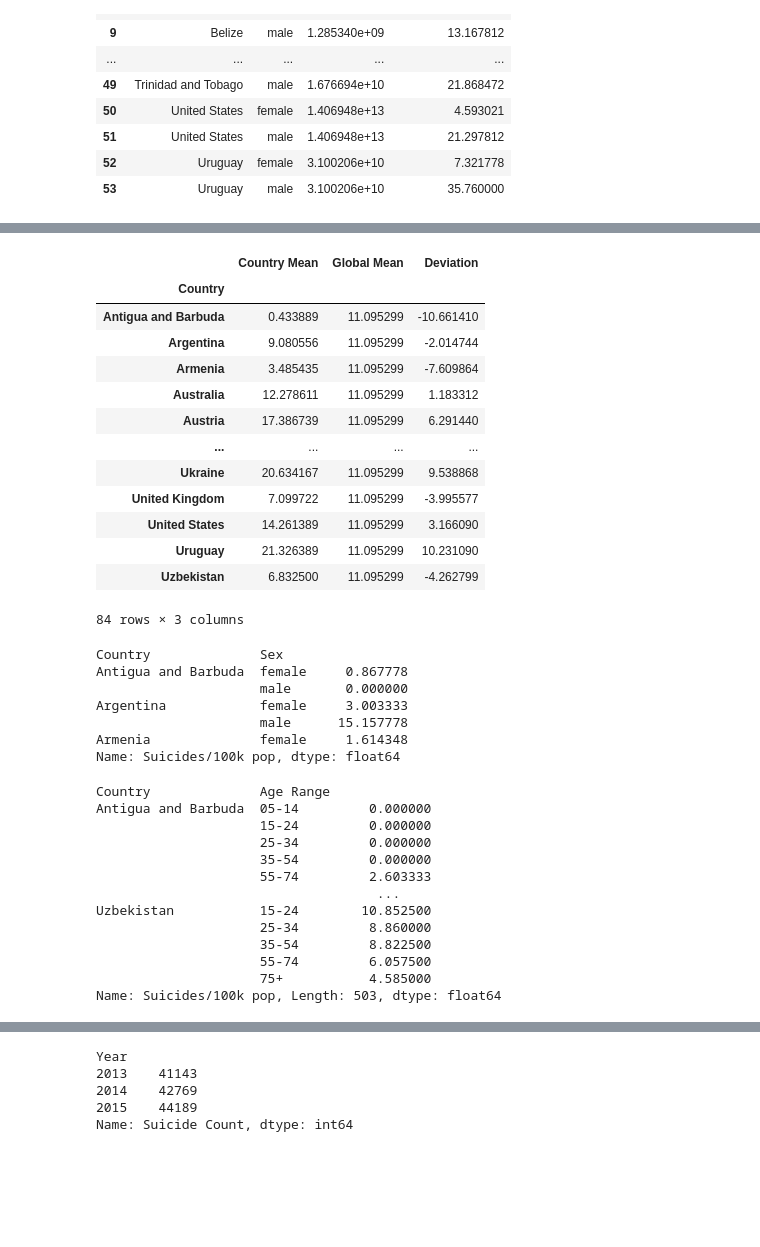
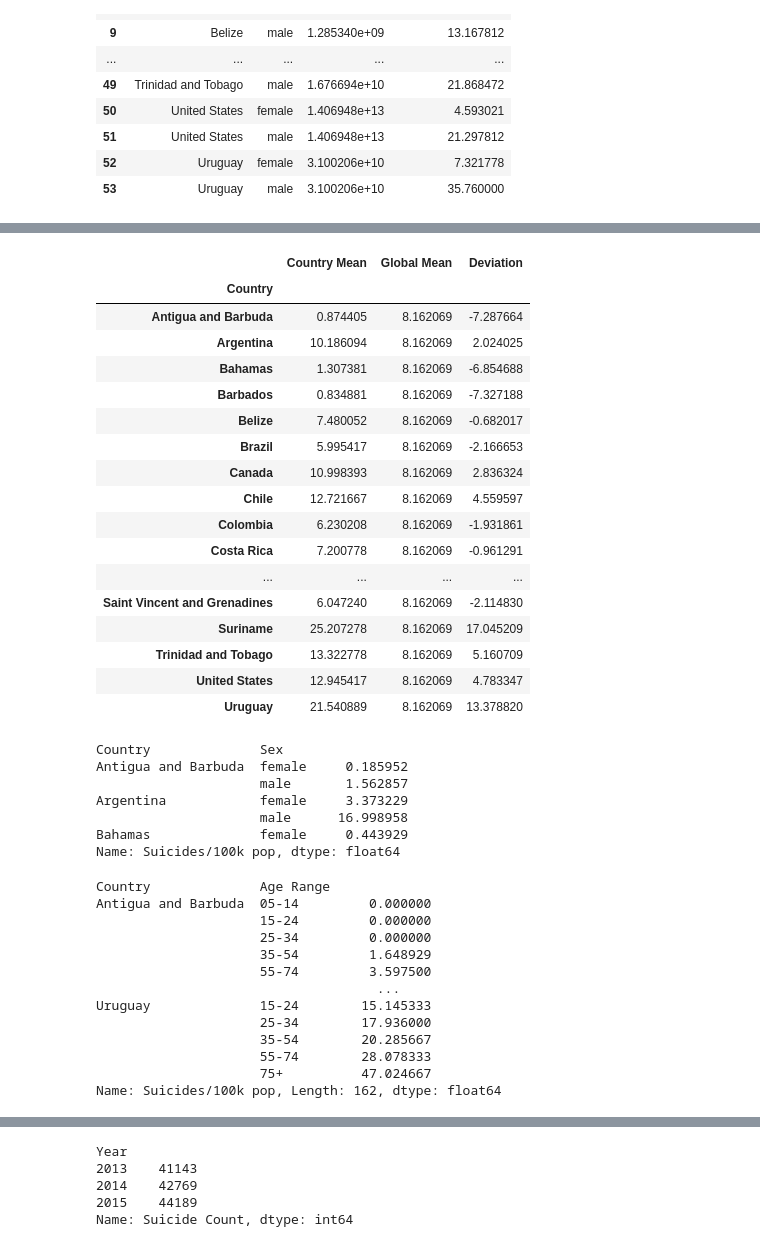
Before and after one commit to elysesulkey/Suicide-in-the-Americas-Data-Analysis, a Jupyter notebook: april12ESmatplot.ipynb, the cells around one changed output, grey strips where cells are left out. Saved outputs shown, nothing was run; the diff lists cells and outputs as text; code cells hidden in the pictures; blank space fills up the shorter version.

```diff
--- a/april12ESmatplot.ipynb
+++ b/april12ESmatplot.ipynb
@@ -266,53 +202,57 @@ plt.show()
 # %%
 #Country v.  Overall suicide rate
 #mean_sui = filtered_date_df['Suicides/100k pop'].mean()
 #filtered_date_df['Above Average?'] = (filtered_date_df['Suicides/100k pop'] >= mean_sui)
 
-df_Country_Overall_suicide_rate = filtered_date_df.groupby('Country')['Suicides/100k pop'].mean()
+df_Country_Overall_suicide_rate = target_countries_df.groupby('Country')['Suicides/100k pop'].mean()
 #filtered_date_df.head()
 
 #define 'Overall suicide rate'
 #mean_sui1 = filtered_date_df['Suicides/100k pop'].mean()
 mean_sui2 = df_Country_Overall_suicide_rate.mean()
 #print(mean_sui1)raw average
 #print(mean_sui2)average of averages
 #df_Country_Overall_suicide_rate['Suicides/100k pop']
 #df_df_Country_Overall_suicide_rate()
 Deviation = df_Country_Overall_suicide_rate - mean_sui2
 country_mean_df = pd.DataFrame({"Country Mean":df_Country_Overall_suicide_rate, "Global Mean":mean_sui2, "Deviation":Deviation})
 country_mean_df
 # %% [output]
 |  | Country Mean | Global Mean | Deviation |
 | Country |  |  |  |
-| Antigua and Barbuda | 0.433889 | 11.095299 | -10.661410 |
-| Argentina | 9.080556 | 11.095299 | -2.014744 |
-| Armenia | 3.485435 | 11.095299 | -7.609864 |
-| Australia | 12.278611 | 11.095299 | 1.183312 |
-| Austria | 17.386739 | 11.095299 | 6.291440 |
+| Antigua and Barbuda | 0.874405 | 8.162069 | -7.287664 |
+| Argentina | 10.186094 | 8.162069 | 2.024025 |
+| Bahamas | 1.307381 | 8.162069 | -6.854688 |
+| Barbados | 0.834881 | 8.162069 | -7.327188 |
+| Belize | 7.480052 | 8.162069 | -0.682017 |
+| Brazil | 5.995417 | 8.162069 | -2.166653 |
+| Canada | 10.998393 | 8.162069 | 2.836324 |
+| Chile | 12.721667 | 8.162069 | 4.559597 |
+| Colombia | 6.230208 | 8.162069 | -1.931861 |
+| Costa Rica | 7.200778 | 8.162069 | -0.961291 |
 | ... | ... | ... | ... |
-| Ukraine | 20.634167 | 11.095299 | 9.538868 |
-| United Kingdom | 7.099722 | 11.095299 | -3.995577 |
-| United States | 14.261389 | 11.095299 | 3.166090 |
-| Uruguay | 21.326389 | 11.095299 | 10.231090 |
-| Uzbekistan | 6.832500 | 11.095299 | -4.262799 |
+| Saint Vincent and Grenadines | 6.047240 | 8.162069 | -2.114830 |
+| Suriname | 25.207278 | 8.162069 | 17.045209 |
+| Trinidad and Tobago | 13.322778 | 8.162069 | 5.160709 |
+| United States | 12.945417 | 8.162069 | 4.783347 |
+| Uruguay | 21.540889 | 8.162069 | 13.378820 |
-84 rows × 3 columns
 # %%
 #Gender v. Country & Suicide rate
-Gender_tmp_df = filtered_date_df.groupby(['Country','Sex'])['Suicides/100k pop'].mean()
+Gender_tmp_df = target_countries_df.groupby(['Country','Sex'])['Suicides/100k pop'].mean()
 
 
 Gender_tmp_df.head()
 # %% [output]
 Country              Sex
-Antigua and Barbuda  female     0.867778
-                     male       0.000000
-Argentina            female     3.003333
-                     male      15.157778
-Armenia              female     1.614348
+Antigua and Barbuda  female     0.185952
+                     male       1.562857
+Argentina            female     3.373229
+                     male      16.998958
+Bahamas              female     0.443929
 Name: Suicides/100k pop, dtype: float64
 # %%
 #Age Range v. Country & Suicide rate
-Age_tmp_df = filtered_date_df.groupby(['Country','Age Range'])['Suicides/100k pop'].mean()
+Age_tmp_df = target_countries_df.groupby(['Country','Age Range'])['Suicides/100k pop'].mean()
 
 Age_tmp_df
 # %% [output]
@@ -320,15 +260,15 @@ Country              Age Range
 Antigua and Barbuda  05-14         0.000000
                      15-24         0.000000
                      25-34         0.000000
-                     35-54         0.000000
-                     55-74         2.603333
+                     35-54         1.648929
+                     55-74         3.597500
                                     ...
-Uzbekistan           15-24        10.852500
-                     25-34         8.860000
-                     35-54         8.822500
-                     55-74         6.057500
-                     75+           4.585000
-Name: Suicides/100k pop, Length: 503, dtype: float64
+Uruguay              15-24        15.145333
+                     25-34        17.936000
+                     35-54        20.285667
+                     55-74        28.078333
+                     75+          47.024667
+Name: Suicides/100k pop, Length: 162, dtype: float64
 # %%
 #suicide rates in the United States for 2017-2019?
 
```
Also changed, not shown: parts of 13 cells of this notebook.
